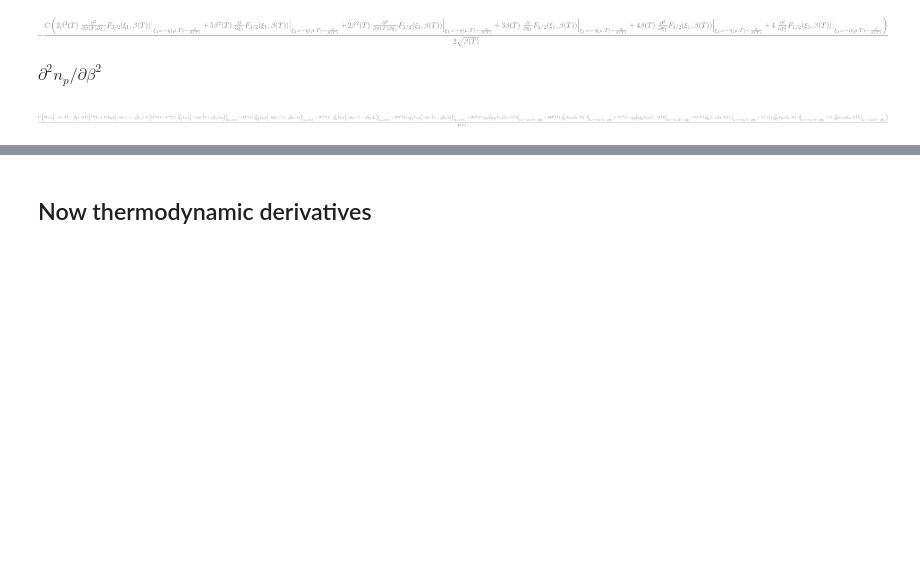
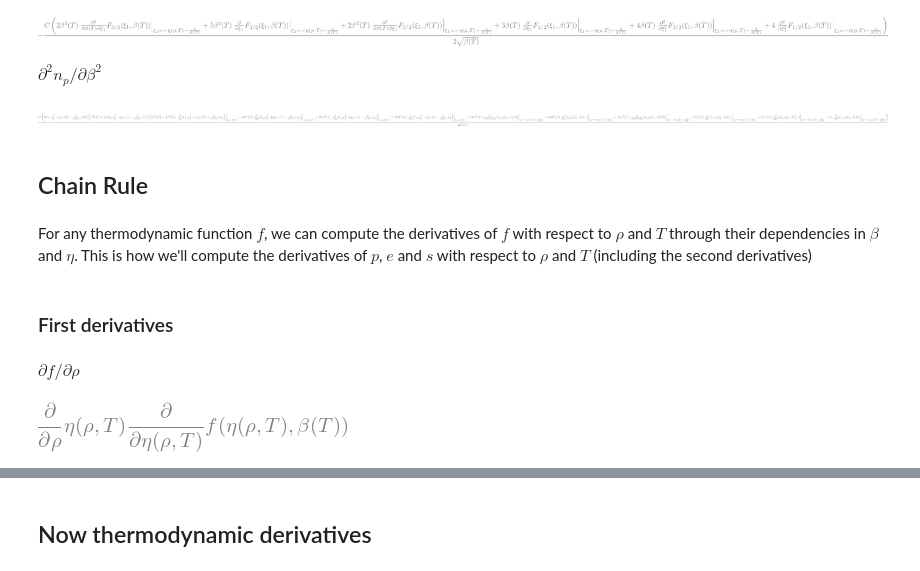
Before and after one commit to zingale/electron_positron_cxx, a Jupyter notebook: degenerate_derivatives.ipynb, the cells around one changed output, grey strips where cells are left out. Drawn from its saved outputs; the diff is of its cells as text; code cells hidden in the pictures; blank space fills up the shorter version.

```diff
--- a/degenerate_derivatives.ipynb
+++ b/degenerate_derivatives.ipynb
@@ -237,3 +252,20 @@ d2np_dbeta2 = diff(n_p_full, beta, beta)
 simplify(d2np_dbeta2)
 # %% [output]
 [figure]
+# %% [markdown]
+## Chain Rule
+# %% [markdown]
+For any thermodynamic function $f$, we can compute the derivatives of $f$ with respect to $\rho$ and $T$ through their dependencies in $\beta$ and $\eta$.
+This is how we'll compute the derivatives of $p$, $e$ and $s$ with respect to $\rho$ and $T$ (including the second derivatives)
+# %%
+f_func = Function('f')(eta_sym, beta_sym)
+f_expr = f_func.subs({eta_sym: eta, beta_sym: beta})
+# %% [markdown]
+### First derivatives
+# %% [markdown]
+$\partial f/\partial \rho$
+# %%
+df_drho = diff(f_expr, rho)
+df_drho
+# %% [output]
+[figure, added]
```
Also changed, not shown: parts of 39 cells of this notebook.
